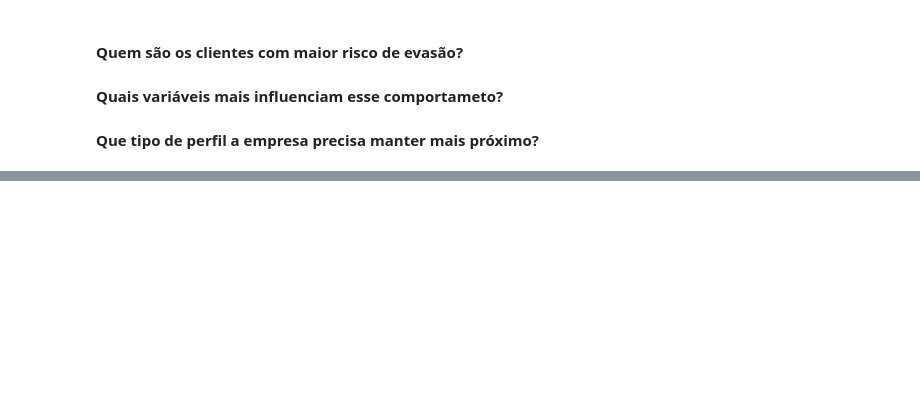
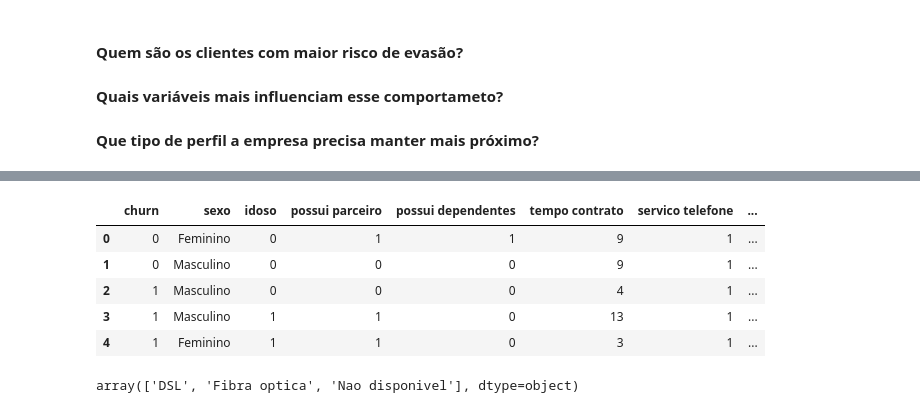
Before and after one commit to DaDosValle/Analise_Preditiva-Machine_Learning-TelecomX, a Jupyter notebook: Analise_Preditiva_TelecomX.ipynb, the cells around one changed output, grey strips where cells are left out. Cells and saved outputs as stored; diff of their text form; code cells hidden in the pictures; blank space fills up the shorter version.

```diff
--- a/Analise_Preditiva_TelecomX.ipynb
+++ b/Analise_Preditiva_TelecomX.ipynb
@@ -8,0 +46,13 @@
+# %%
+dados.head()
+# %% [output]
+|  | churn | sexo | idoso | possui parceiro | possui dependentes | tempo contrato | servico telefone | ... |
+| 0 | 0 | Feminino | 0 | 1 | 1 | 9 | 1 | ... |
+| 1 | 0 | Masculino | 0 | 0 | 0 | 9 | 1 | ... |
+| 2 | 1 | Masculino | 0 | 0 | 0 | 4 | 1 | ... |
+| 3 | 1 | Masculino | 1 | 1 | 0 | 13 | 1 | ... |
+| 4 | 1 | Feminino | 1 | 1 | 0 | 3 | 1 | ... |
+# %%
+dados['servico interne'].unique()
+# %% [output]
+array(['DSL', 'Fibra optica', 'Nao disponivel'], dtype=object)
```
Also changed, not shown: parts of 15 cells of this notebook.
